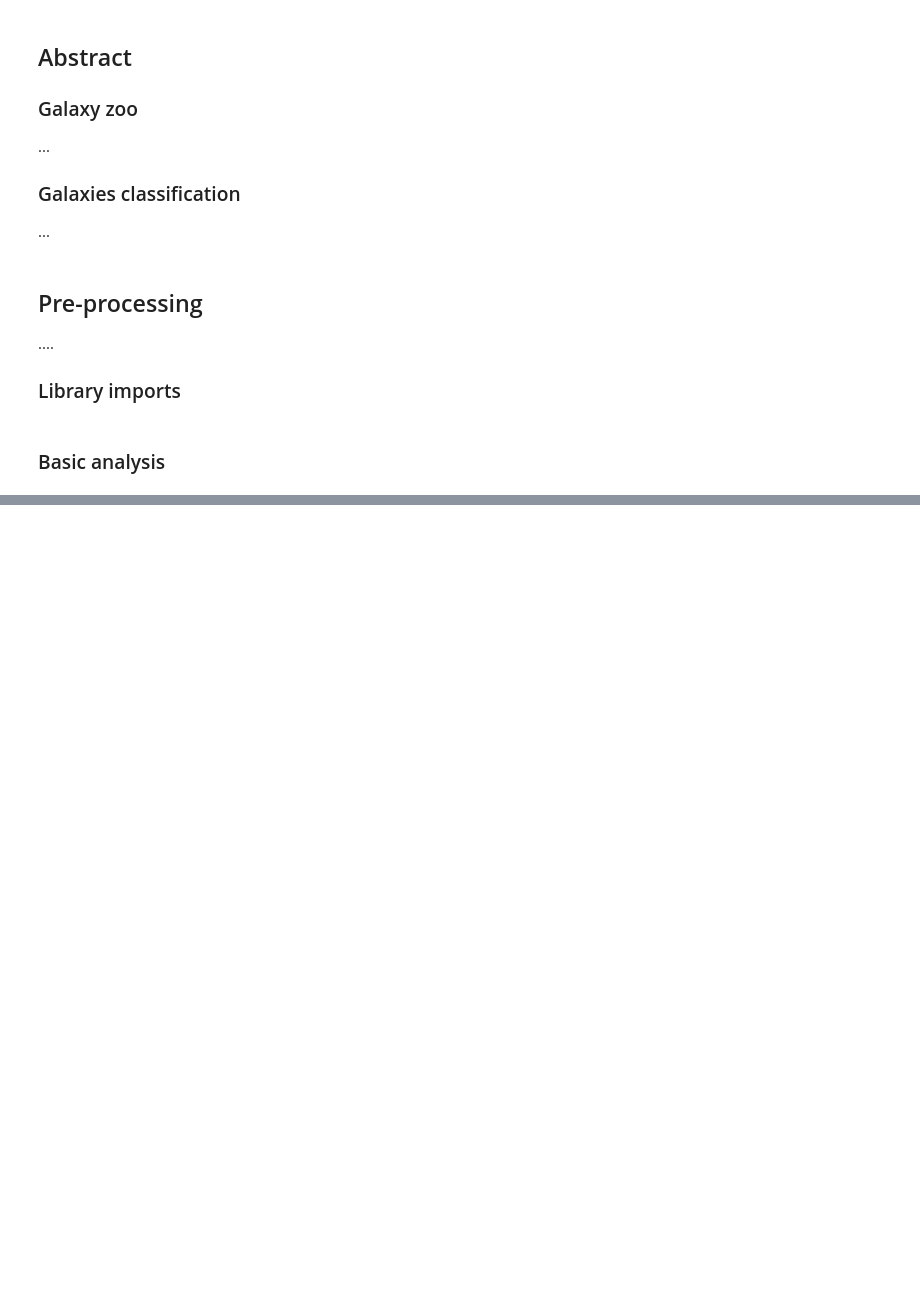
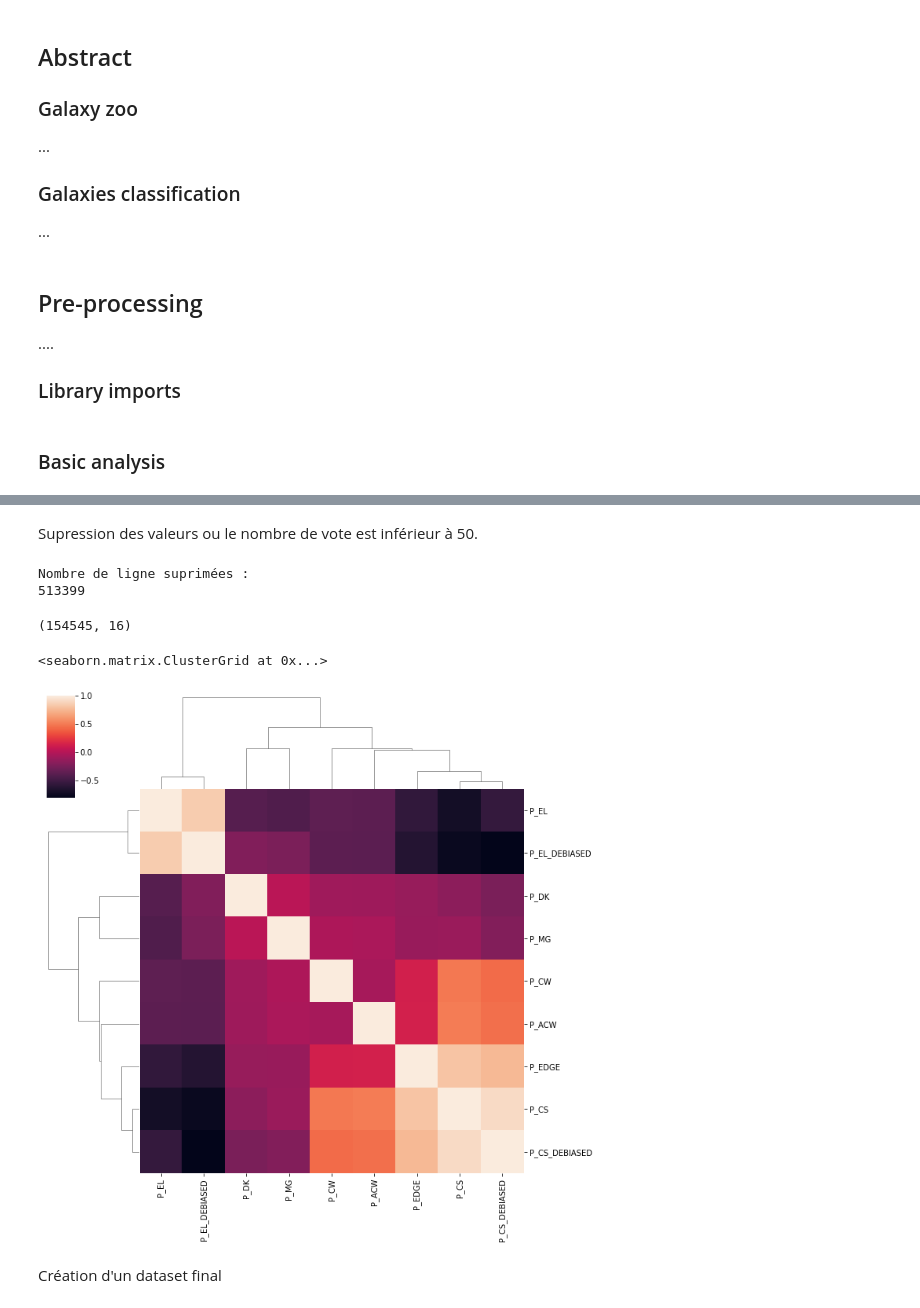
Before and after one commit to MattiasEyh/Galaxies-Classification-CNN, a Jupyter notebook: Pre-processing/Galaxy_zoo_datas_pre-processing.ipynb, the cells around one changed output, grey strips where cells are left out. Drawn from its saved outputs; the diff is of its cells as text; code cells hidden in the pictures; blank space fills up the shorter version.

```diff
--- a/Pre-processing/Galaxy_zoo_datas_pre-processing.ipynb
+++ b/Pre-processing/Galaxy_zoo_datas_pre-processing.ipynb
@@ -56,0 +140,26 @@ df.dtypes.value_counts().plot.pie()
+# %% [markdown]
+Supression des valeurs ou le nombre de vote est inférieur à 50.
+# %%
+shapeBase = len(df.index)
+df = df[df.NVOTE >= 25]
+df = df[df.P_DK > 0.10]
+shapeAfterModif = len(df.index)
+
+print("Nombre de ligne suprimées : ")
+print(shapeBase - shapeAfterModif)
+
+df.shape
+# %% [output]
+Nombre de ligne suprimées :
+513399
+(154545, 16)
+# %%
+correlationDf = df.copy()
+correlationDf.drop(['OBJID', 'NVOTE', 'DEC', 'RA', 'SPIRAL', 'UNCERTAIN', 'ELLIPTICAL'], axis=1, inplace=True)
+# %%
+sns.clustermap(correlationDf.corr())
+# %% [output]
+<seaborn.matrix.ClusterGrid at 0x...>
+[figure, added]
+# %% [markdown]
+Création d'un dataset final
```
Also changed, not shown: parts of 14 cells of this notebook, 1 other file.
